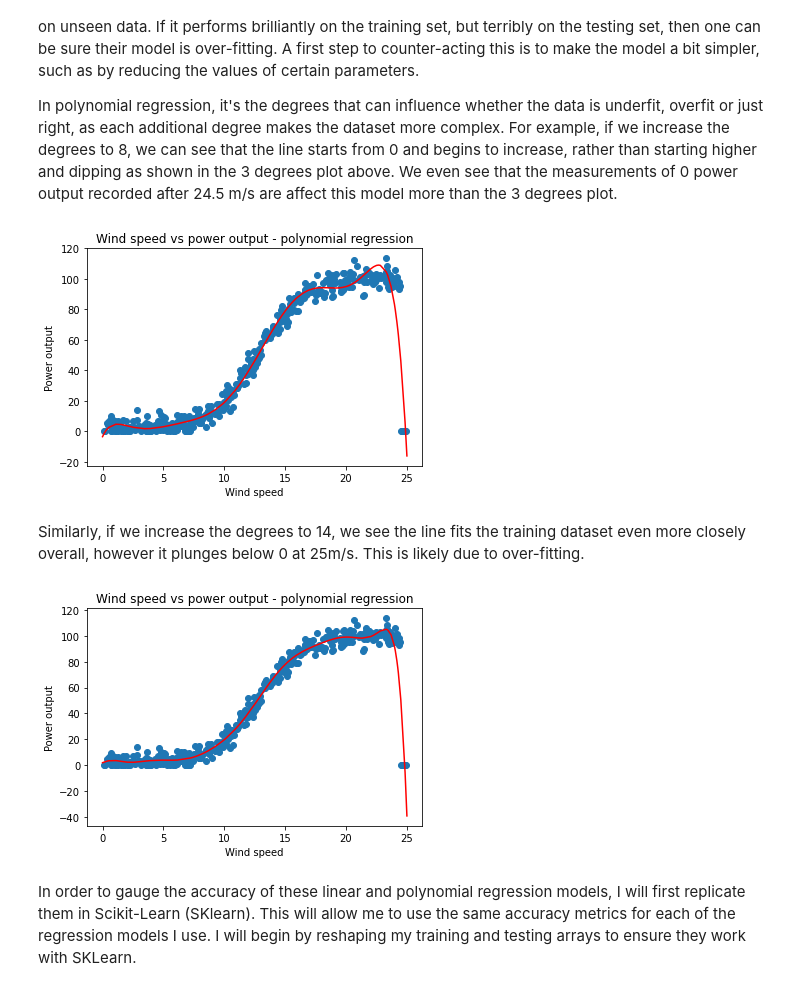
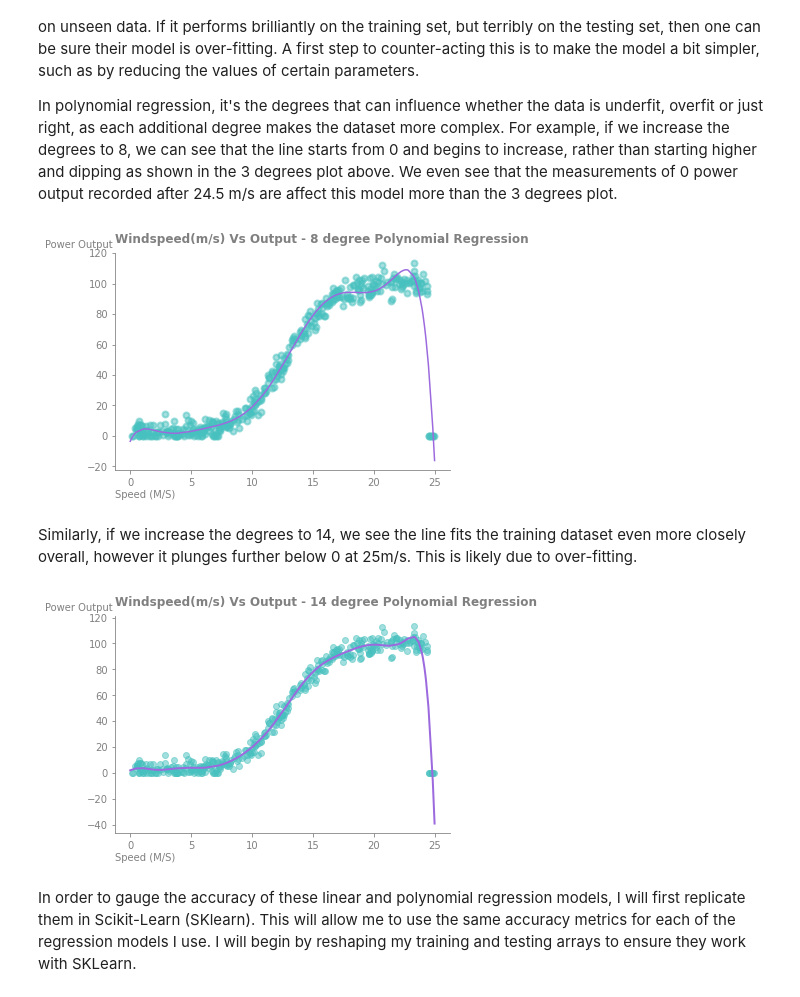
Before and after one commit to OtherBrian/fda-regression_project, a Jupyter notebook: Regression Project.ipynb, the cells around one changed output. Drawn from its saved outputs; the diff is of its cells as text; code cells hidden in the pictures.

```diff
--- a/Regression Project.ipynb
+++ b/Regression Project.ipynb
@@ -292,27 +291,24 @@ In polynomial regression, it's the degrees that can influence whether the data i
 # %%
 poly_fit = np.poly1d(np.polyfit(X_train, y_train, 8))
 
-plt.plot(np.sort(X_test, axis = 0), poly_fit(np.sort(X_test, axis = 0)), c='r', linestyle='-')
-plt.title('Wind speed vs power output - polynomial regression')
-plt.xlabel('Wind speed')
-plt.ylabel('Power output')
-plt.scatter(X_train, y_train)
-plt.show()
+fig, ax = plt.subplots()
+format_plots(ax, 'Windspeed(m/s) Vs Output - 8 degree Polynomial Regression')
+
+plt.plot(np.sort(X_test, axis = 0), poly_fit(np.sort(X_test, axis = 0)), color = '#9C6ADE')
+plt.scatter(X_train, y_train, alpha = 0.5, color = '#47C1BF', linewidth = 2 );
 # %% [output]
-[figure, old version]
+[figure, new version]
 # %% [markdown]
-Similarly, if we increase the degrees to 14, we see the line fits the training dataset even more closely overall, however it plunges below 0 at 25m/s. This is likely due to over-fitting.
+Similarly, if we increase the degrees to 14, we see the line fits the training dataset even more closely overall, however it plunges further below 0 at 25m/s. This is likely due to over-fitting.
 # %%
 poly_fit = np.poly1d(np.polyfit(X_train, y_train, 14))
 
-plt.plot(np.sort(X_test, axis = 0), poly_fit(np.sort(X_test, axis = 0)), c='r', linestyle='-')
-plt.title('Wind speed vs power output - polynomial regression')
-plt.xlabel('Wind speed')
-plt.ylabel('Power output')
-plt.scatter(X_train, y_train)
-plt.show()
+fig, ax = plt.subplots()
+format_plots(ax, 'Windspeed(m/s) Vs Output - 14 degree Polynomial Regression')
+plt.plot(np.sort(X_test, axis = 0), poly_fit(np.sort(X_test, axis = 0)), color = '#9C6ADE', linewidth = 2)
+plt.scatter(X_train, y_train, alpha = 0.5, color = '#47C1BF');
 # %% [output]
-[figure, old version]
+[figure, new version]
 # %% [markdown]
 In order to gauge the accuracy of these linear and polynomial regression models, I will first replicate them in Scikit-Learn (SKlearn). This will allow me to use the same accuracy metrics for each of the regression models I use. I will begin by reshaping my training and testing arrays to ensure they work with SKLearn.
 # %%
```
Also changed, not shown: parts of 15 cells of this notebook.
